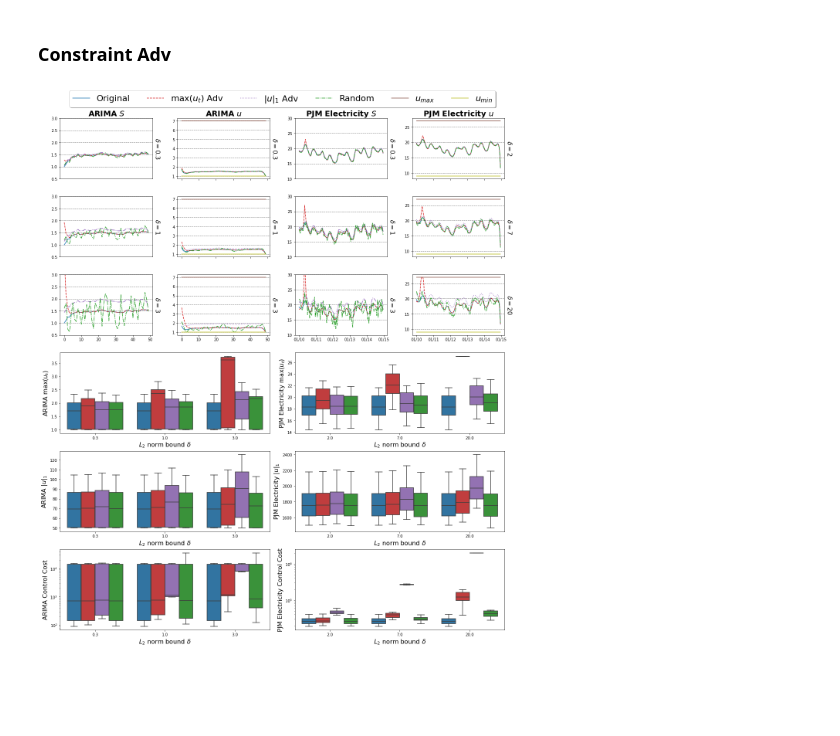
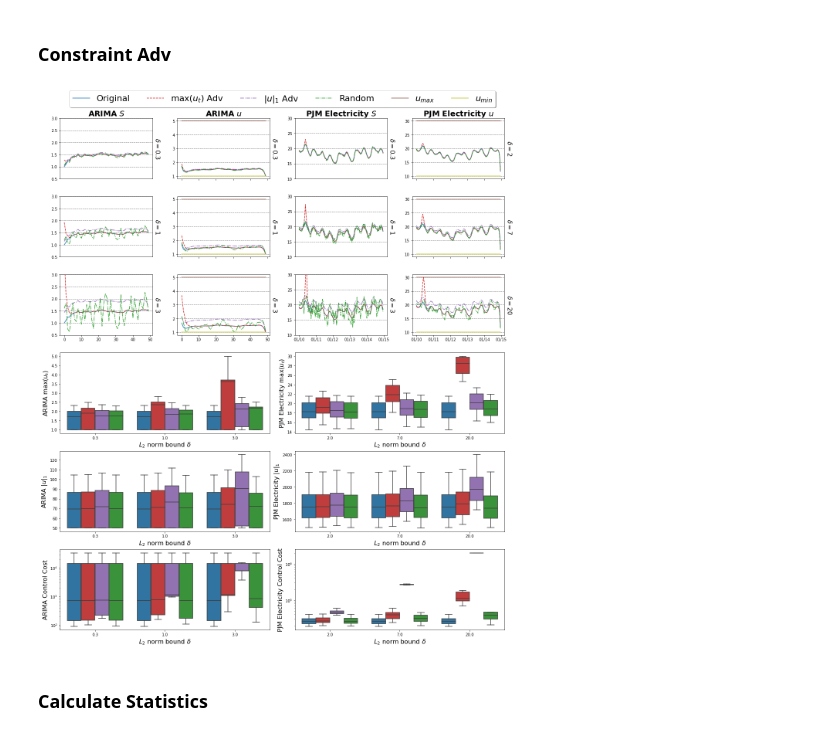
Before and after one commit to UTAustin-SwarmLab/Constraint-Adversarial-MPC, a Jupyter notebook: constraint_adv.ipynb, the cells around one changed output. Cells and saved outputs as stored; diff of their text form; code cells hidden in the pictures; blank space fills up the shorter version.

```diff
--- a/constraint_adv.ipynb
+++ b/constraint_adv.ipynb
@@ -96,11 +96,12 @@ class ConstraintedController():
 
     def Solve(self, S_value):
         self.S_par.value = S_value
-        self.prob.solve(requires_grad=True, solver=cp.SCS, verbose=False, eps=1e-4)
+        self.prob.solve(solver=cp.CPLEX, verbose=False)#, eps=1e-4)
         assert self.prob.status != "infeasible", "Problem infeasible, why?"
         return
 
     def Backward(self, x_grad, u_grad):
+        self.prob.solve(requires_grad=True, solver=cp.SCS, verbose=False)#, eps=1e-4)
         self.x_var.gradient = x_grad
         self.u_var.gradient = u_grad
         self.prob.backward()
@@ -258,7 +259,7 @@ np.save("./plots/PJM adv cost ts.npy", ts_np)
 # %%
 delta_list = [0.3, 1, 3]
 
-umax = 7
+umax = 5
 umin = 1
 
 ts_np = np.ndarray((len(delta_list), 4, T)) ### delta x scebnario x T
@@ -322,8 +323,8 @@ delta_list2 = [2, 7, 20]
 
 ele = pd.read_csv("./csv/AEP_hourly.csv", parse_dates=['Datetime'])
 
-umax = 27
-umin = 9
+umax = 30
+umin = 10
 
 pjm_length = 120
 
@@ -582,7 +583,7 @@ for (delta1, delta2) in zip(delta_list, delta_list2):
 
     ax_list["ARIMAu"+str(flag)].plot(np.arange(arima_u.shape[2]), arima_u[flag, 0, :], color=color_list[0], linestyle='-', label="Original")
     ax_list["ARIMAu"+str(flag)].plot(np.arange(arima_u.shape[2]), arima_u[flag, 1, :], color=color_list[3], linestyle='--', label="max($u_t$) Adv")
-    ax_list["ARIMAu"+str(flag)].plot(np.arange(arima_u.shape[2]), arima_u[flag, 2, :], color=color_list[4], linestyle=':', label="$\|u\|_1$ Adv")
+    ax_list["ARIMAu"+str(flag)].plot(np.arange(arima_u.shape[2]), arima_u[flag, 2, :], color=color_list[4], linestyle='-.', label="$\|u\|_1$ Adv")
     ax_list["ARIMAu"+str(flag)].plot(np.arange(arima_u.shape[2]), arima_u[flag, 3, :], color=color_list[2], linestyle='-.', label="Random")
     ax_list["ARIMAu"+str(flag)].plot(np.arange(arima_u.shape[2]), arima_u[flag, 4, :], color=color_list[5], linestyle='-', label="$u_{max}$")
     ax_list["ARIMAu"+str(flag)].plot(np.arange(arima_u.shape[2]), arima_u[flag, 5, :], color=color_list[8], linestyle='-', label="$u_{min}$")
@@ -604,7 +605,7 @@ for (delta1, delta2) in zip(delta_list, delta_list2):
 
     ax_list["PJMu"+str(flag)].plot(ele['Datetime'], pjm_u[flag, 0, :], color=color_list[0], linestyle='-', label="Original")
     ax_list["PJMu"+str(flag)].plot(ele['Datetime'], pjm_u[flag, 1, :], color=color_list[3], linestyle='--', label="max($u_t$) Adv")
-    ax_list["PJMu"+str(flag)].plot(ele['Datetime'], pjm_u[flag, 2, :], color=color_list[4], linestyle=':', label="$\|u\|_1$ Adv")
+    ax_list["PJMu"+str(flag)].plot(ele['Datetime'], pjm_u[flag, 2, :], color=color_list[4], linestyle='-.', label="$\|u\|_1$ Adv")
     ax_list["PJMu"+str(flag)].plot(ele['Datetime'], pjm_u[flag, 3, :], color=color_list[2], linestyle='-.', label="Random")
     ax_list["PJMu"+str(flag)].plot(ele['Datetime'], pjm_u[flag, 4, :], color=color_list[5], linestyle='-', label="$u_{max}$")
     ax_list["PJMu"+str(flag)].plot(ele['Datetime'], pjm_u[flag, 5, :], color=color_list[8], linestyle='-', label="$u_{min}$")
@@ -654,31 +655,33 @@ ax4.set_ylabel('PJM Electricity max($u_t$)', fontsize=16)
 ax5 = sns.boxplot(ax=ax_list["ARIMAuabs"], data=arima_uabs_df, x='$L_2$ norm bound $\delta$', y='uabs', hue='Target Function' #, title='Control Cost: $J^c(\hat{u};S, x_0)$'
     , palette=[color_list[0], color_list[3], color_list[4], color_list[2]], showfliers=False)
 ax5.legend().remove()
 ax5.set_xlabel('$L_2$ norm bound $\delta$', fontsize=16)
 ax5.set_ylabel('ARIMA $\|u\|_1$', fontsize=16)
 
 ax6 = sns.boxplot(ax=ax_list["PJMuabs"], data=pjm_uabs_df, x='$L_2$ norm bound $\delta$', y='uabs', hue='Target Function' #, title='Control Cost: $J^c(\hat{u};S, x_0)$'
     , palette=[color_list[0], color_list[3], color_list[4], color_list[2]], showfliers=False)
 ax6.legend().remove()
 ax6.set_xlabel('$L_2$ norm bound $\delta$', fontsize=16)
 ax6.set_ylabel('PJM Electricity $\|u\|_1$', fontsize=16)
 
 ### cost boxplot
 ax = sns.boxplot(ax=ax_list["ARIMAcost"], data=arima_df, x='$L_2$ norm bound $\delta$', y='Cost', hue='Target Function' #, title='Control Cost: $J^c(\hat{u};S, x_0)$'
     , palette=[color_list[0], color_list[3], color_list[4], color_list[2]], showfliers=False)
 ax.legend().remove()
 ax.set_xlabel('$L_2$ norm bound $\delta$', fontsize=16)
 ax.set_ylabel('ARIMA Control Cost', fontsize=16)
 ax.set_yscale('log')
 
 ax2 = sns.boxplot(ax=ax_list["PJMcost"], data=pjm_df, x='$L_2$ norm bound $\delta$', y='Cost', hue='Target Function' #, title='Control Cost: $J^c(\hat{u};S, x_0)$'
     , palette=[color_list[0], color_list[3], color_list[4], color_list[2]], showfliers=False)
 ax2.legend().remove()
 ax2.set_xlabel('$L_2$ norm bound $\delta$', fontsize=16)
 ax2.set_ylabel('PJM Electricity Control Cost', fontsize=16)
 ax2.set_yscale('log')
 
 fig.subplots_adjust(left=0.1, bottom=0.1, right=0.9, top=0.9, wspace=0.27, hspace=0.25)
 fig.savefig("./plots/ARIMA_PJM adv constr.pdf", dpi=1000, bbox_inches="tight") # bbox_extra_artists=(lgd,xlabel1, xlabel2, ),
 # %% [output]
-[figure, old version]
+[figure, new version]
+# %% [markdown]
+### Calculate Statistics
```
Also changed, not shown: parts of 3 cells of this notebook, 7 other files.
